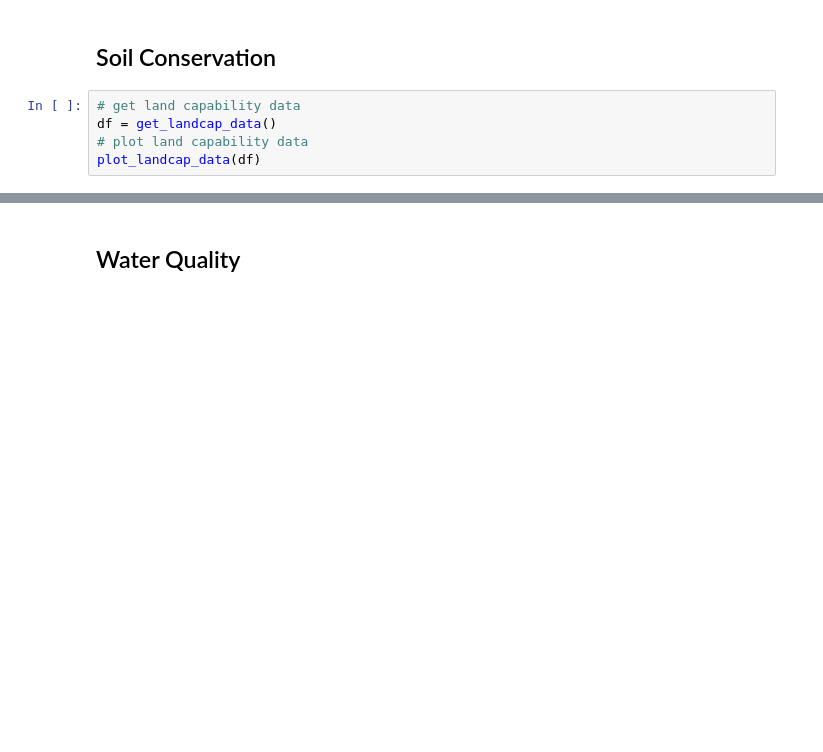
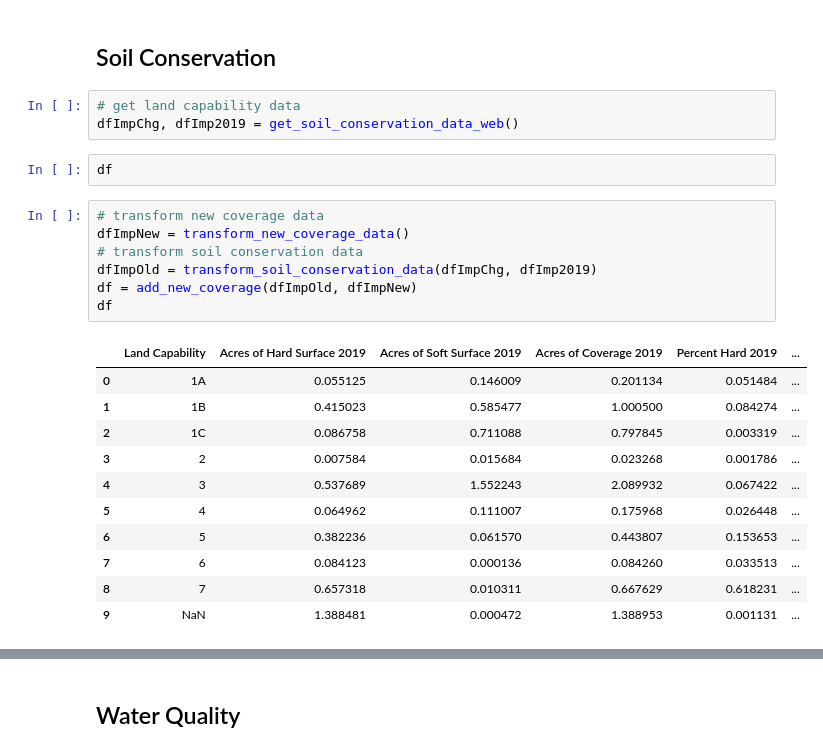
Before and after one commit to trpa-agency/ThresholdEvaluation, a Jupyter notebook: Scripts/2023/notebook.ipynb, the cells around one changed output, grey strips where cells are left out. Cells and saved outputs as stored; diff of their text form; blank space fills up the shorter version.

```diff
--- a/Scripts/2023/notebook.ipynb
+++ b/Scripts/2023/notebook.ipynb
@@ -19,6 +19,25 @@ from wildlife import *
 ## Soil Conservation
 # %%
 # get land capability data
-df = get_landcap_data()
-# plot land capability data
-plot_landcap_data(df)
+dfImpChg, dfImp2019 = get_soil_conservation_data_web()
+# %%
+df
+# %%
+# transform new coverage data
+dfImpNew = transform_new_coverage_data()
+# transform soil conservation data
+dfImpOld = transform_soil_conservation_data(dfImpChg, dfImp2019)
+df = add_new_coverage(dfImpOld, dfImpNew)
+df
+# %% [output]
+|  | Land Capability | Acres of Hard Surface 2019 | Acres of Soft Surface 2019 | Acres of Coverage 2019 | Percent Hard 2019 | ... |
+| 0 | 1A | 0.055125 | 0.146009 | 0.201134 | 0.051484 | ... |
+| 1 | 1B | 0.415023 | 0.585477 | 1.000500 | 0.084274 | ... |
+| 2 | 1C | 0.086758 | 0.711088 | 0.797845 | 0.003319 | ... |
+| 3 | 2 | 0.007584 | 0.015684 | 0.023268 | 0.001786 | ... |
+| 4 | 3 | 0.537689 | 1.552243 | 2.089932 | 0.067422 | ... |
+| 5 | 4 | 0.064962 | 0.111007 | 0.175968 | 0.026448 | ... |
+| 6 | 5 | 0.382236 | 0.061570 | 0.443807 | 0.153653 | ... |
+| 7 | 6 | 0.084123 | 0.000136 | 0.084260 | 0.033513 | ... |
+| 8 | 7 | 0.657318 | 0.010311 | 0.667629 | 0.618231 | ... |
+| 9 | NaN | 1.388481 | 0.000472 | 1.388953 | 0.001131 | ... |
```
Also changed, not shown: parts of 7 cells of this notebook, 31 other files.
